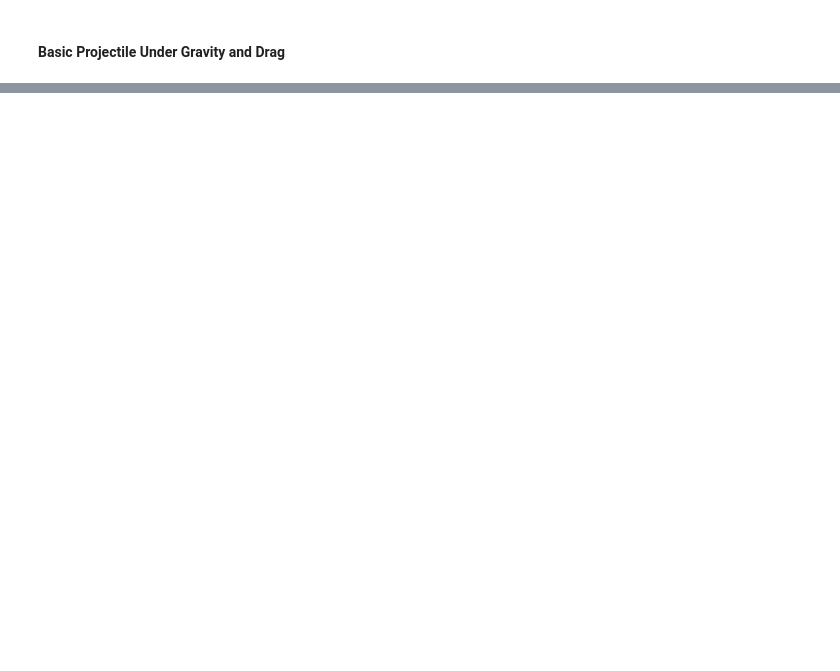
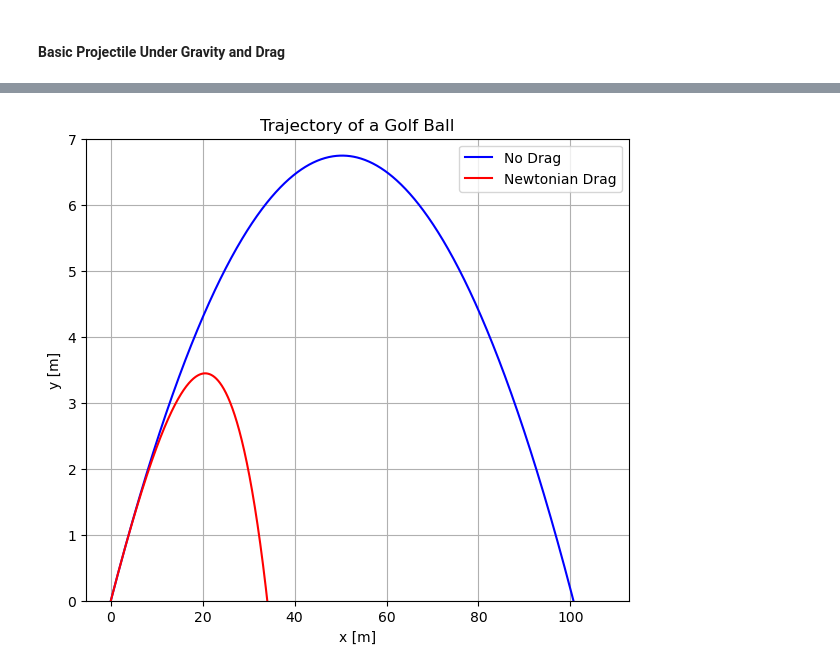
Before and after one commit to BruhddyTheThird/ProfCPisGoatedLib, a Jupyter notebook: Final Project/PHY321golfballforces.ipynb, the cells around one changed output, grey strips where cells are left out. Cells and saved outputs as stored; diff of their text form; code cells hidden in the pictures; blank space fills up the shorter version.

Commit message:
Added gravity-only model and newtonian-drag model as an introduction and for comparison

```diff
--- a/Final Project/PHY321golfballforces.ipynb
+++ b/Final Project/PHY321golfballforces.ipynb
@@ -17,0 +94,36 @@ A simplified situation of a ball of under gravity can be compared to case with n
+# %%
+v0 = 160*5/18 #Assume initial velocity of 160km/h
+theta0 = np.deg2rad(15) #Assume launch angle of 15 degrees
+g = 9.81 #m/s^2
+rho_0 = 1.293 #kg/m3
+Cd = 0.47  #Drag coefficient relevant for the case of a projectile such as a golf ball
+r = 0.042672/2 #Golf ball radius in m from a diameter of 1.68 inches
+A = 4*np.pi*r**2
+m = 0.04592623 #Mass of golf ball taken to be the maximum allowed by the USGA Rules of Golf (1.62 ounces) converted to kg
+
+def newt(state, t):
+    x, y, v_x, v_y = state
+    return [v_x, v_y, 0, -g]
+
+state0 = [0, 0, v0*np.cos(theta0), v0*np.sin(theta0)]
+t = np.linspace(0, 2.5, 1000)
+sol_newt = odeint(newt, state0, t)
+
+def newt_drag(state, t):
+    x, y, v_x, v_y = state
+    return [v_x, v_y, -1/(2*m)*rho_0*Cd*A*np.sqrt(v_x**2+v_y**2)*v_x, -g-1/(2*m)*rho_0*Cd*A*np.sqrt(v_x**2+v_y**2)*v_y]
+
+sol_drag = odeint(newt_drag, state0, t)
+
+plt.figure(figsize=(7,6))
+plt.title('Trajectory of a Golf Ball')
+plt.plot(sol_newt[:,0], sol_newt[:,1], color='b', label='No Drag')
+plt.plot(sol_drag[:,0], sol_drag[:,1], color='red', label='Newtonian Drag')
+plt.ylim(0,7)
+plt.xlabel('x [m]')
+plt.ylabel('y [m]')
+plt.legend()
+plt.grid()
+plt.show()
+# %% [output]
+[figure, added]
```
Also changed, not shown: parts of 3 cells of this notebook.
